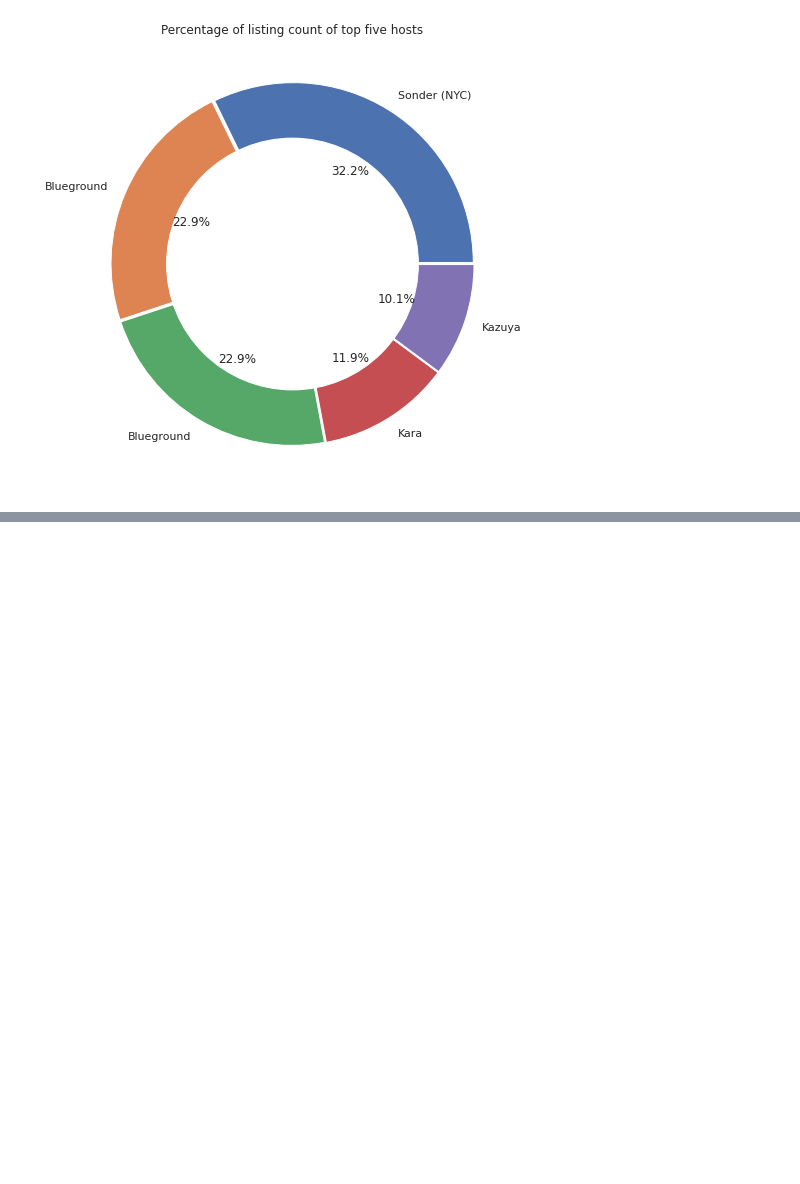
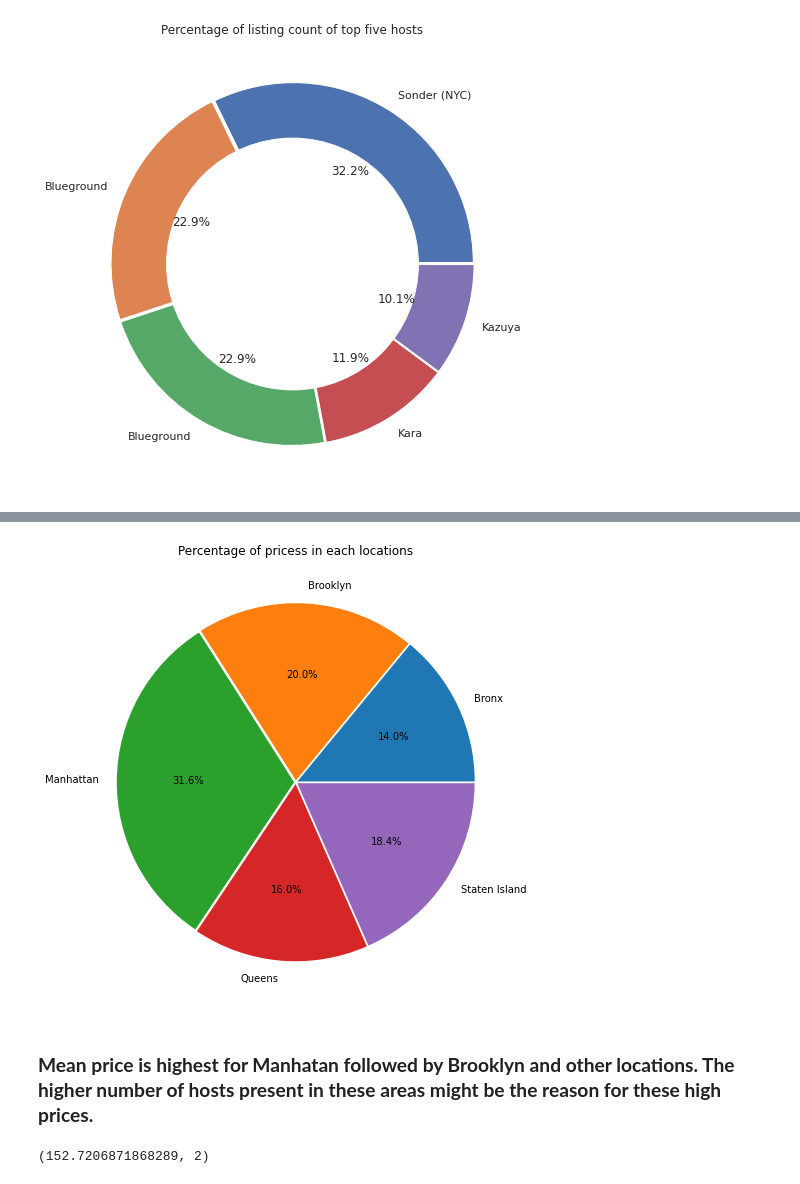
Before and after one commit to Deepakkarki24/Airbnb-Booking-Analysis, a Jupyter notebook: Deepak_Karki_Capstone_Project.ipynb, the cells around one changed output, grey strips where cells are left out. Saved outputs shown, nothing was run; the diff lists cells and outputs as text; code cells hidden in the pictures; blank space fills up the shorter version.

```diff
--- a/Deepak_Karki_Capstone_Project.ipynb
+++ b/Deepak_Karki_Capstone_Project.ipynb
@@ -406,0 +437,3 @@ plt.show()
+# %%
+location_price_df = airbnb_data.groupby(['neighbourhood_group'],as_index=False)['price'].mean().rename(columns={'neighbourhood_group':'area', 'price':'mean_price'})
+location_price_df
@@ -406,0 +447,18 @@ plt.show()
+# %%
+# Lets plot it for better understanding.
+fig = plt.figure(figsize=(7,7))
+plt.title('Percentage of pricess in each locations')
+
+plt.pie(data=location_price_df, x='mean_price', labels='area', explode=(0.01,0.01,0.01,0.01,0.01),autopct='%1.1f%%')
+
+plt.tight_layout()
+plt.show()
+# %% [output]
+[figure, added]
+# %% [markdown]
+### **Mean price is highest for Manhatan followed by Brooklyn and other locations. The higher number of hosts present in these areas might be the reason for these high prices.**
+# %%
+avg_price = (airbnb_data['price'].mean(),2)
+print(avg_price)
+# %% [output]
+(152.7206871868289, 2)
```
Also changed, not shown: parts of 8 cells of this notebook.
